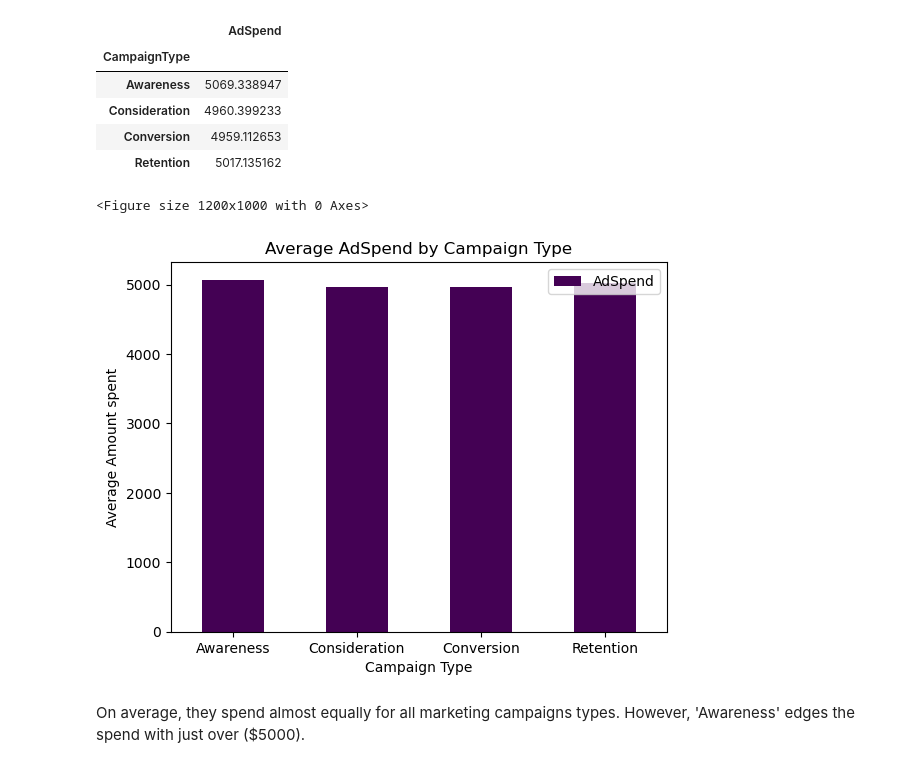
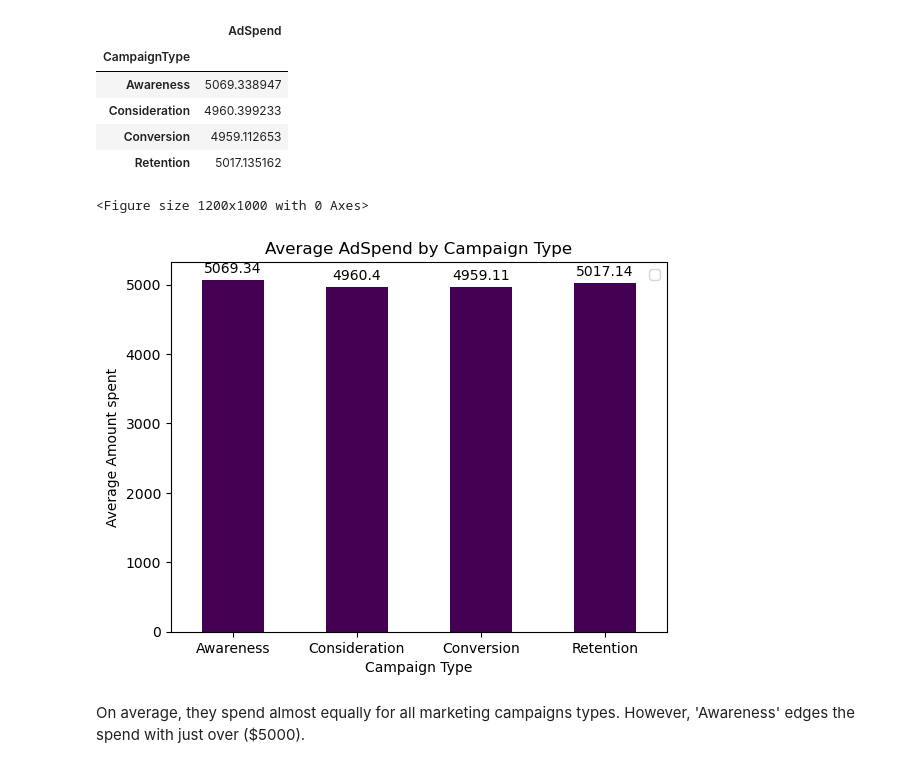
Before and after one commit to am-eric/DigitalMarketing-Analytics, a Jupyter notebook: analysis.ipynb, the cells around one changed output. Saved outputs shown, nothing was run; the diff lists cells and outputs as text; code cells hidden in the pictures.

```diff
--- a/analysis.ipynb
+++ b/analysis.ipynb
@@ -60,7 +60,7 @@ import warnings
 warnings.filterwarnings("ignore")
 # %%
 # read data
-df = pd.read_csv('digital_marketing_campaign_dataset.csv')
+df = pd.read_csv('data/digital_marketing_campaign_dataset.csv')
 df.head()
 # %% [output]
 |  | CustomerID | Age | Gender | Income | CampaignChannel | CampaignType | AdSpend | ClickThroughRate | ... |
@@ -363,7 +375,12 @@ age_by_purchases
 | 65-74 | 754 |
 # %%
 # plot a bar chart
-age_by_purchases.plot(kind='bar', colormap='YlOrBr_r')
+ax = age_by_purchases.plot(kind='bar', colormap='YlOrBr_r')
+
+# Add data labels on each bar
+for container in ax.containers:
+    ax.bar_label(container, label_type='edge', fontsize=10, padding=3)
+
 plt.xlabel('Age group')
 plt.ylabel('Number of Previous Purchases')
 
@@ -373,5 +390,6 @@ plt.xticks(rotation=0)
 plt.title('Previous Purchases by Age groups')
 plt.grid(axis='y', linestyle='--', alpha=0.7)
 plt.legend([],[])
+
 plt.show();
 # %% [output]
@@ -416,19 +434,25 @@ avg_adspend_by_campaigntype
 # %%
 #plot visualization
 plt.figure(figsize=(12,10))
 
-avg_adspend_by_campaigntype.plot(kind='bar', colormap='viridis')
+ax = avg_adspend_by_campaigntype.plot(kind='bar', colormap='viridis')
+
+# Add data labels on each bar
+for container in ax.containers:
+    ax.bar_label(container, label_type='edge', fontsize=10, padding=3)
+
 plt.xlabel('Campaign Type')
 plt.ylabel('Average Amount spent')
 plt.title('Average AdSpend by Campaign Type')
 
 # Rotate x-axis labels for better readability
 plt.xticks(rotation=0)
+plt.legend([],[])
 
 plt.show();
 # %% [output]
 <Figure size 1200x1000 with 0 Axes>
-[figure, old version]
+[figure, new version]
 # %% [markdown]
 On average, they spend almost equally for all marketing campaigns types. However, 'Awareness' edges the spend with just over ($5000).
 # %% [markdown]
```
Also changed, not shown: parts of 23 cells of this notebook.
